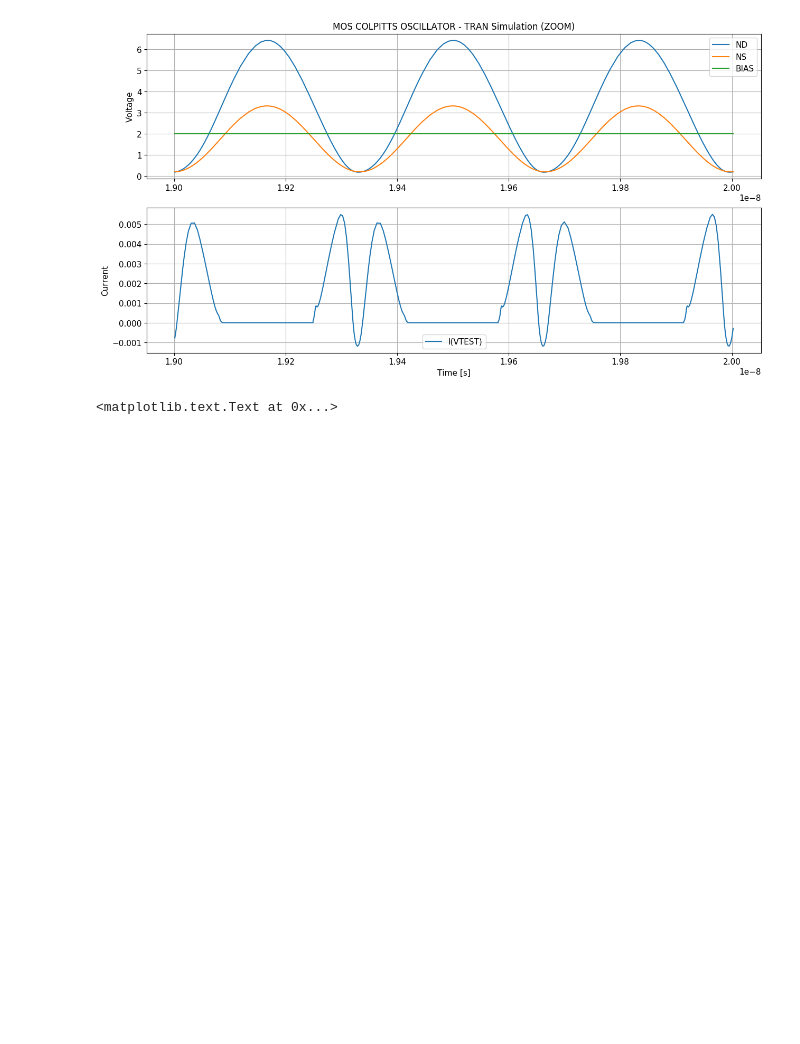
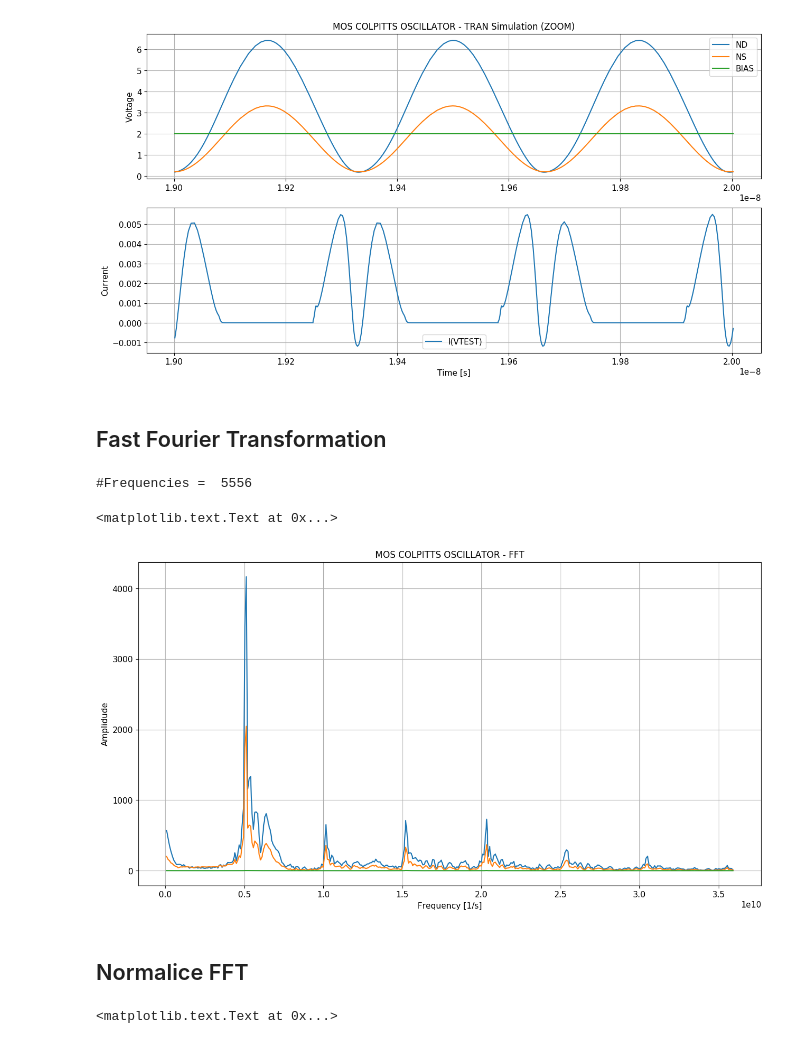
Before and after one commit to m1ch/pysim, a Jupyter notebook: P3-Colpitts_oscillator.ipynb, the cells around one changed output. Cells and saved outputs as stored; diff of their text form; code cells hidden in the pictures; blank space fills up the shorter version.

```diff
--- a/P3-Colpitts_oscillator.ipynb
+++ b/P3-Colpitts_oscillator.ipynb
@@ -173,21 +175,29 @@ plt.grid(True)
 # %% [output]
 [figure]
 [figure]
+# %% [markdown]
+## Fast Fourier Transformation
 # %%
 f_nd=fft(res['tran']['vnd'])
 f_ns=fft(res['tran']['vns'])
 f_it=fft(res['tran']['i(vtest)'])
-f = np.fft.fftfreq(res_f.size, res['tran'].get_x()[1]-res['tran'].get_x()[0])
+f = np.fft.fftfreq(f_nd.size, res['tran'].get_x()[1]-res['tran'].get_x()[0])
 print("#Frequencies = " , f.size)
 
 plt.figure(figsize=[15,8],dpi=100)
 plt.title(osc.title + " - FFT")
 plt.plot(f[1:400],np.abs(f_nd[1:400]),label="vnd")
 plt.plot(f[1:400],np.abs(f_ns[1:400]),label="vns")
 plt.plot(f[1:400],np.abs(f_it[1:400]),label="i(vtest)")
 plt.grid(True)
 plt.xlabel('Frequency [1/s]')
 plt.ylabel('Amplidude')
+# %% [output]
+#Frequencies =  5556
+<matplotlib.text.Text at 0x...>
+[figure, added]
+# %% [markdown]
+## Normalice FFT
 # %%
 fn_nd = np.abs(f_nd)/np.abs(f_nd).max()
 fn_ns = np.abs(f_ns)/np.abs(f_ns).max()
```
Also changed, not shown: parts of 6 cells of this notebook, 6 other files.
